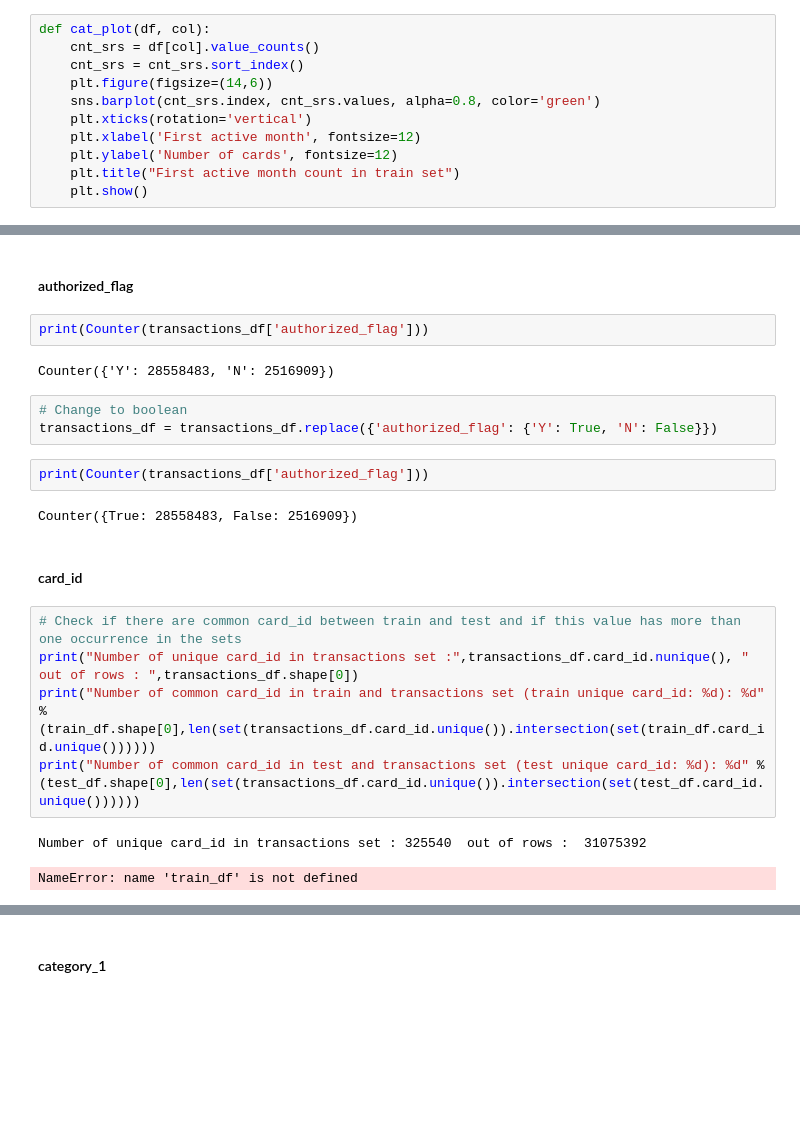
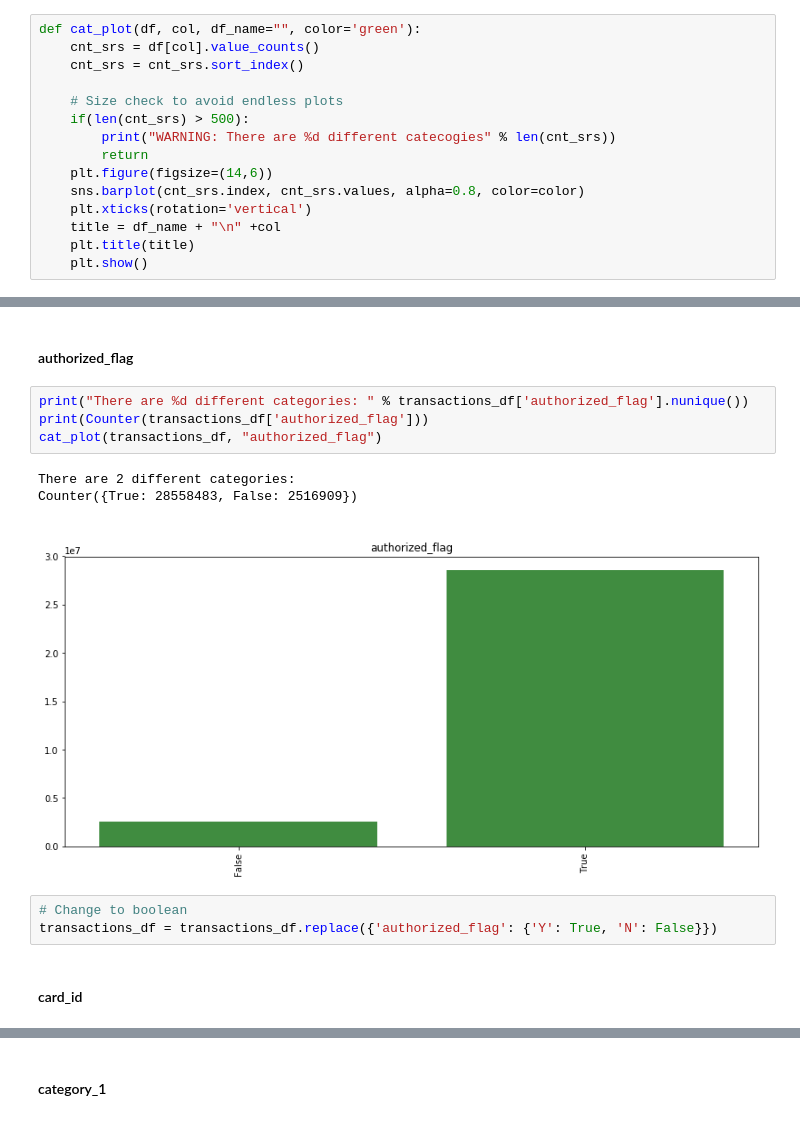
Before and after one commit to TacchinoLeso/ELO, a Jupyter notebook: (1)Transactions_cleaning.ipynb, the cells around one changed output, grey strips where cells are left out. Saved outputs shown, nothing was run; the diff lists cells and outputs as text; blank space fills up the shorter version.

```diff
--- a/(1)Transactions_cleaning.ipynb
+++ b/(1)Transactions_cleaning.ipynb
@@ -69,11 +86,15 @@ dtype: int64
 # %%
-def cat_plot(df, col):
+def cat_plot(df, col, df_name="", color='green'):
     cnt_srs = df[col].value_counts()
     cnt_srs = cnt_srs.sort_index()
+
+    # Size check to avoid endless plots
+    if(len(cnt_srs) > 500):
+        print("WARNING: There are %d different catecogies" % len(cnt_srs))
+        return
     plt.figure(figsize=(14,6))
-    sns.barplot(cnt_srs.index, cnt_srs.values, alpha=0.8, color='green')
+    sns.barplot(cnt_srs.index, cnt_srs.values, alpha=0.8, color=color)
     plt.xticks(rotation='vertical')
-    plt.xlabel('First active month', fontsize=12)
-    plt.ylabel('Number of cards', fontsize=12)
-    plt.title("First active month count in train set")
+    title = df_name + "\n" +col
+    plt.title(title)
     plt.show()
@@ -81,24 +128,16 @@ def cat_plot(df, col):
 ### Feature cleaning
 # %% [markdown]
 #### authorized_flag
-# %%
-print(Counter(transactions_df['authorized_flag']))
-# %% [output]
-Counter({'Y': 28558483, 'N': 2516909})
+# %%
+print("There are %d different categories: " % transactions_df['authorized_flag'].nunique())
+print(Counter(transactions_df['authorized_flag']))
+cat_plot(transactions_df, "authorized_flag")
+# %% [output]
+There are 2 different categories:
+Counter({True: 28558483, False: 2516909})
+[figure, added]
 # %%
 # Change to boolean
 transactions_df = transactions_df.replace({'authorized_flag': {'Y': True, 'N': False}})
-# %%
-print(Counter(transactions_df['authorized_flag']))
-# %% [output]
-Counter({True: 28558483, False: 2516909})
 # %% [markdown]
 #### card_id
-# %%
-# Check if there are common card_id between train and test and if this value has more than one occurrence in the sets
-print("Number of unique card_id in transactions set :",transactions_df.card_id.nunique(), " out of rows : ",transactions_df.shape[0])
-print("Number of common card_id in train and transactions set (train unique card_id: %d): %d" % (train_df.shape[0],len(set(transactions_df.card_id.unique()).intersection(set(train_df.card_id.unique())))))
-print("Number of common card_id in test and transactions set (test unique card_id: %d): %d" % (test_df.shape[0],len(set(transactions_df.card_id.unique()).intersection(set(test_df.card_id.unique())))))
-# %% [output]
-Number of unique card_id in transactions set : 325540  out of rows :  31075392
-NameError: name 'train_df' is not defined
```
Also changed, not shown: parts of 61 cells of this notebook.
